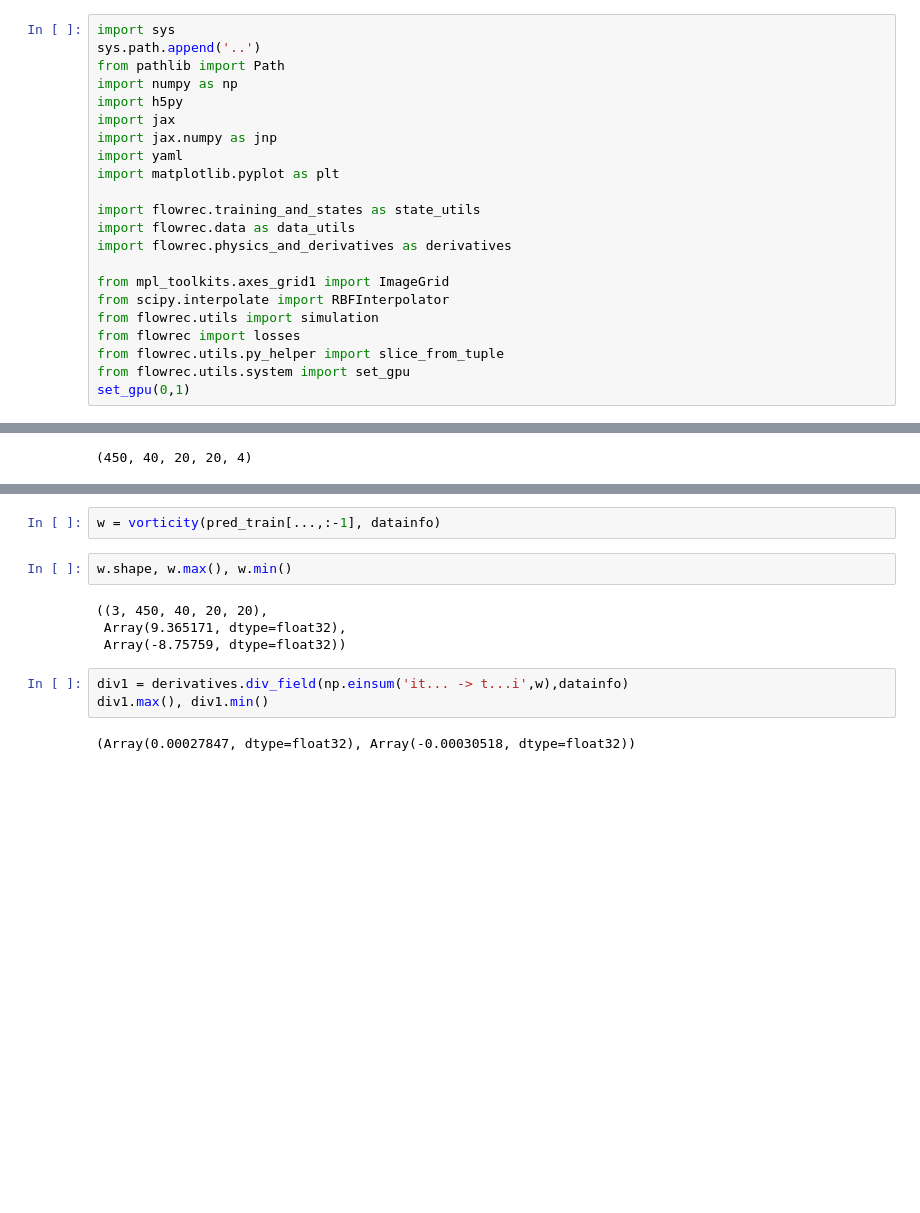
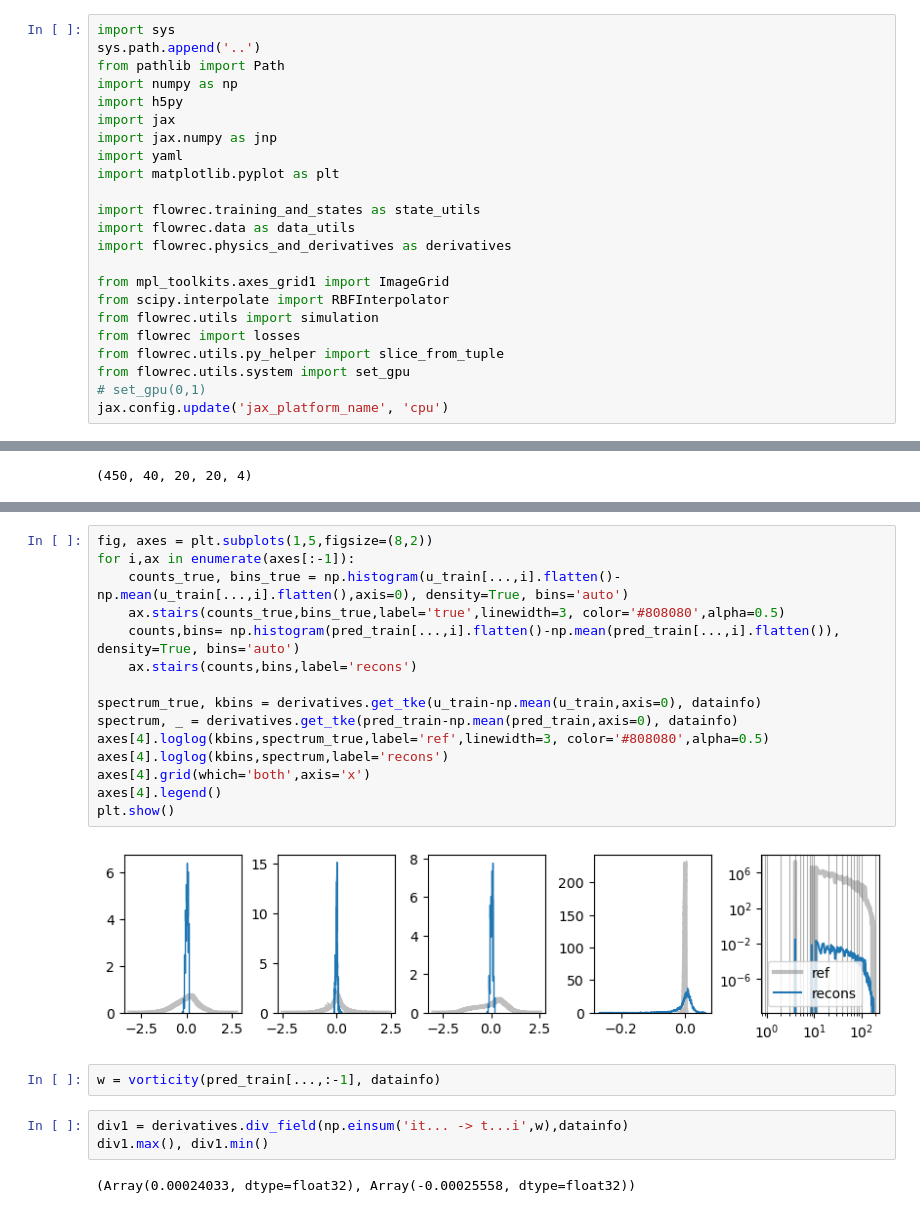
Before and after one commit to MagriLab/FlowReconstructionFromExperiment, a Jupyter notebook: visualisation_notebook/results_volvo.ipynb, the cells around one changed output, grey strips where cells are left out. Saved outputs shown, nothing was run; the diff lists cells and outputs as text; blank space fills up the shorter version.

```diff
--- a/visualisation_notebook/results_volvo.ipynb
+++ b/visualisation_notebook/results_volvo.ipynb
@@ -19,7 +19,8 @@ from flowrec.utils import simulation
 from flowrec import losses
 from flowrec.utils.py_helper import slice_from_tuple
 from flowrec.utils.system import set_gpu
-set_gpu(0,1)
+# set_gpu(0,1)
+jax.config.update('jax_platform_name', 'cpu')
 # %%
 plt.style.use('../flowrec/utils/ppt.mplstyle')
 # plt.style.use('../flowrec/utils/a4.mplstyle')
@@ -233,13 +289,24 @@ print(div_ref.max(), div_ref.min(), momentum_ref.max(), momentum_ref.min())
+# %%
+fig, axes = plt.subplots(1,5,figsize=(8,2))
+for i,ax in enumerate(axes[:-1]):
+    counts_true, bins_true = np.histogram(u_train[...,i].flatten()-np.mean(u_train[...,i].flatten(),axis=0), density=True, bins='auto')
+    ax.stairs(counts_true,bins_true,label='true',linewidth=3, color='#808080',alpha=0.5)
+    counts,bins= np.histogram(pred_train[...,i].flatten()-np.mean(pred_train[...,i].flatten()), density=True, bins='auto')
+    ax.stairs(counts,bins,label='recons')
+
+spectrum_true, kbins = derivatives.get_tke(u_train-np.mean(u_train,axis=0), datainfo)
+spectrum, _ = derivatives.get_tke(pred_train-np.mean(pred_train,axis=0), datainfo)
+axes[4].loglog(kbins,spectrum_true,label='ref',linewidth=3, color='#808080',alpha=0.5)
+axes[4].loglog(kbins,spectrum,label='recons')
+axes[4].grid(which='both',axis='x')
+axes[4].legend()
+plt.show()
+# %% [output]
+[figure, added]
 # %%
 w = vorticity(pred_train[...,:-1], datainfo)
-# %%
-w.shape, w.max(), w.min()
-# %% [output]
-((3, 450, 40, 20, 20),
- Array(9.365171, dtype=float32),
- Array(-8.75759, dtype=float32))
 # %%
 div1 = derivatives.div_field(np.einsum('it... -> t...i',w),datainfo)
 div1.max(), div1.min()
 # %% [output]
-(Array(0.00027847, dtype=float32), Array(-0.00030518, dtype=float32))
+(Array(0.00024033, dtype=float32), Array(-0.00025558, dtype=float32))
```
Also changed, not shown: parts of 5 cells of this notebook, 7 other files.
